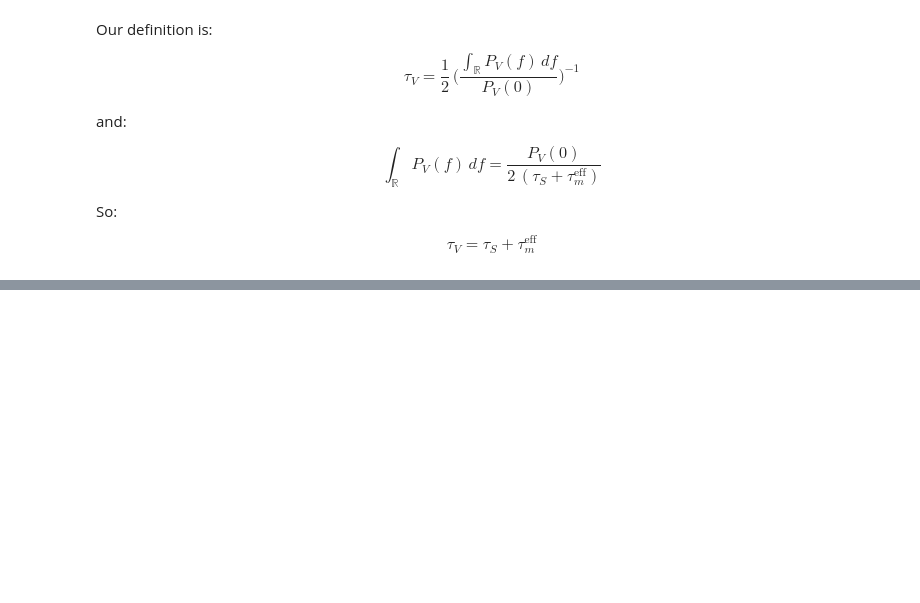
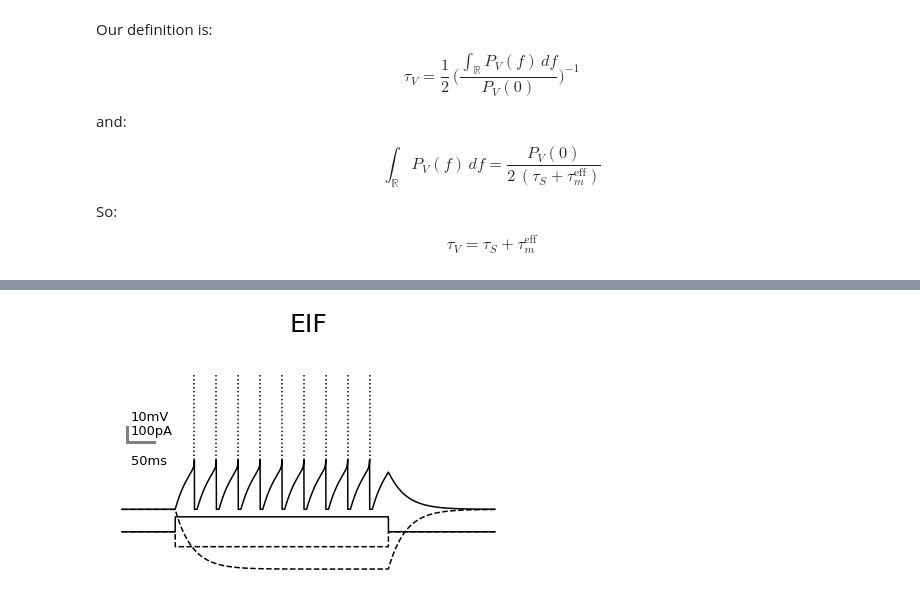
Before and after one commit to yzerlaut/notebook_papers, a Jupyter notebook: Heterogeneous_Firing_responses_JPhysiol_2016.ipynb, the cells around one changed output, grey strips where cells are left out. Drawn from its saved outputs; the diff is of its cells as text; code cells hidden in the pictures; blank space fills up the shorter version.

```diff
--- a/Heterogeneous_Firing_responses_JPhysiol_2016.ipynb
+++ b/Heterogeneous_Firing_responses_JPhysiol_2016.ipynb
@@ -172,0 +166,4 @@ fig1, fig2
+# %%
+step_response('EIF');
+# %% [output]
+[figure, added]
```
Also changed, not shown: parts of 21 cells of this notebook, 2 other files.
